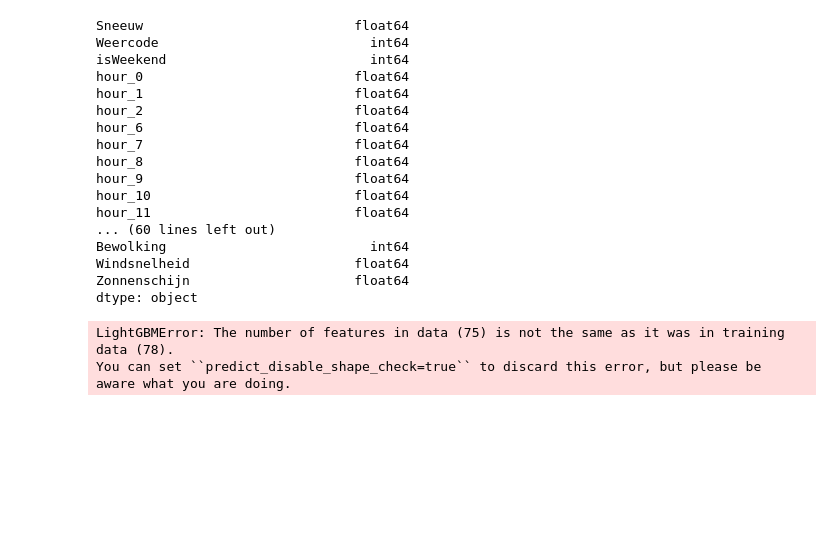
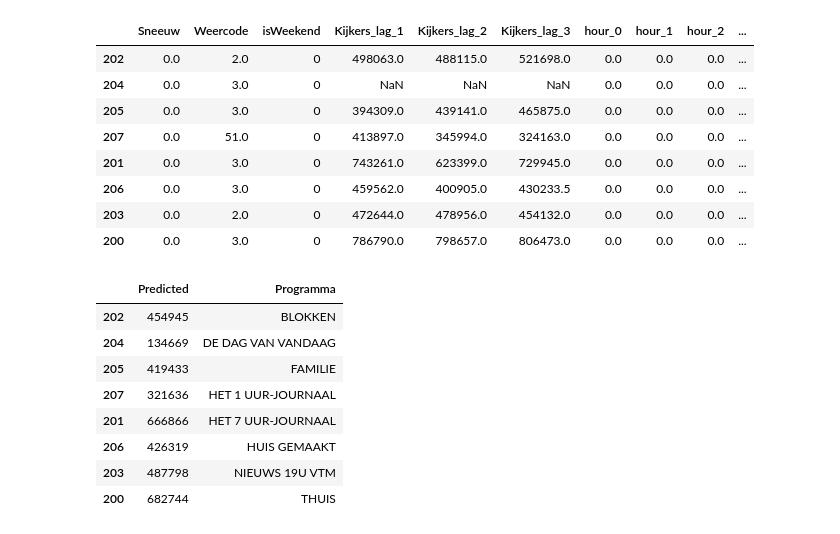
Before and after one commit to zhebii/ML_project_kijkcijfers, a Jupyter notebook: pipeline_tester.ipynb, the cells around one changed output. Saved outputs shown, nothing was run; the diff lists cells and outputs as text; code cells hidden in the pictures; blank space fills up the shorter version.

```diff
--- a/pipeline_tester.ipynb
+++ b/pipeline_tester.ipynb
@@ -450,26 +482,20 @@ targetencoding:
 # %%
+teVoorspellenProgramma = teVoorspellenData['Programma']
 teVoorspellenData = targetOneHotEnc.select_dtypes(include=[np.number])
 pd.set_option('display.max_columns', None)
 pd.set_option('display.max_rows', None)
 teVoorspellenData.dtypes
+display(teVoorspellenData)
 # %% [output]
-Sneeuw                           float64
-Weercode                           int64
-isWeekend                          int64
-hour_0                           float64
-hour_1                           float64
-hour_2                           float64
-hour_6                           float64
-hour_7                           float64
-hour_8                           float64
-hour_9                           float64
-hour_10                          float64
-hour_11                          float64
-... (60 lines left out)
-Bewolking                          int64
-Windsnelheid                     float64
-Zonnenschijn                     float64
-dtype: object
+|  | Sneeuw | Weercode | isWeekend | Kijkers_lag_1 | Kijkers_lag_2 | Kijkers_lag_3 | hour_0 | hour_1 | hour_2 | ... |
+| 202 | 0.0 | 2.0 | 0 | 498063.0 | 488115.0 | 521698.0 | 0.0 | 0.0 | 0.0 | ... |
+| 204 | 0.0 | 3.0 | 0 | NaN | NaN | NaN | 0.0 | 0.0 | 0.0 | ... |
+| 205 | 0.0 | 3.0 | 0 | 394309.0 | 439141.0 | 465875.0 | 0.0 | 0.0 | 0.0 | ... |
+| 207 | 0.0 | 51.0 | 0 | 413897.0 | 345994.0 | 324163.0 | 0.0 | 0.0 | 0.0 | ... |
+| 201 | 0.0 | 3.0 | 0 | 743261.0 | 623399.0 | 729945.0 | 0.0 | 0.0 | 0.0 | ... |
+| 206 | 0.0 | 3.0 | 0 | 459562.0 | 400905.0 | 430233.5 | 0.0 | 0.0 | 0.0 | ... |
+| 203 | 0.0 | 2.0 | 0 | 472644.0 | 478956.0 | 454132.0 | 0.0 | 0.0 | 0.0 | ... |
+| 200 | 0.0 | 3.0 | 0 | 786790.0 | 798657.0 | 806473.0 | 0.0 | 0.0 | 0.0 | ... |
 # %%
 try:
     with open('./models/optunaBestModel.pkl', 'rb') as file:
@@ -479,7 +505,19 @@ except Exception as e:
     exit(1)
 
 predictions = lgbm.predict(teVoorspellenData)
-display(predictions)
+predictions = np.round(predictions).astype(int)
+resultaten = pd.DataFrame({
+    'Predicted': predictions,
+    'Programma': teVoorspellenProgramma,
+})
+display(resultaten)
 # %% [output]
-LightGBMError: The number of features in data (75) is not the same as it was in training data (78).
-You can set ``predict_disable_shape_check=true`` to discard this error, but please be aware what you are doing.
+|  | Predicted | Programma |
+| 202 | 454945 | BLOKKEN |
+| 204 | 134669 | DE DAG VAN VANDAAG |
+| 205 | 419433 | FAMILIE |
+| 207 | 321636 | HET 1 UUR-JOURNAAL |
+| 201 | 666866 | HET 7 UUR-JOURNAAL |
+| 206 | 426319 | HUIS GEMAAKT |
+| 203 | 487798 | NIEUWS 19U VTM |
+| 200 | 682744 | THUIS |
```
Also changed, not shown: parts of 10 cells of this notebook.
